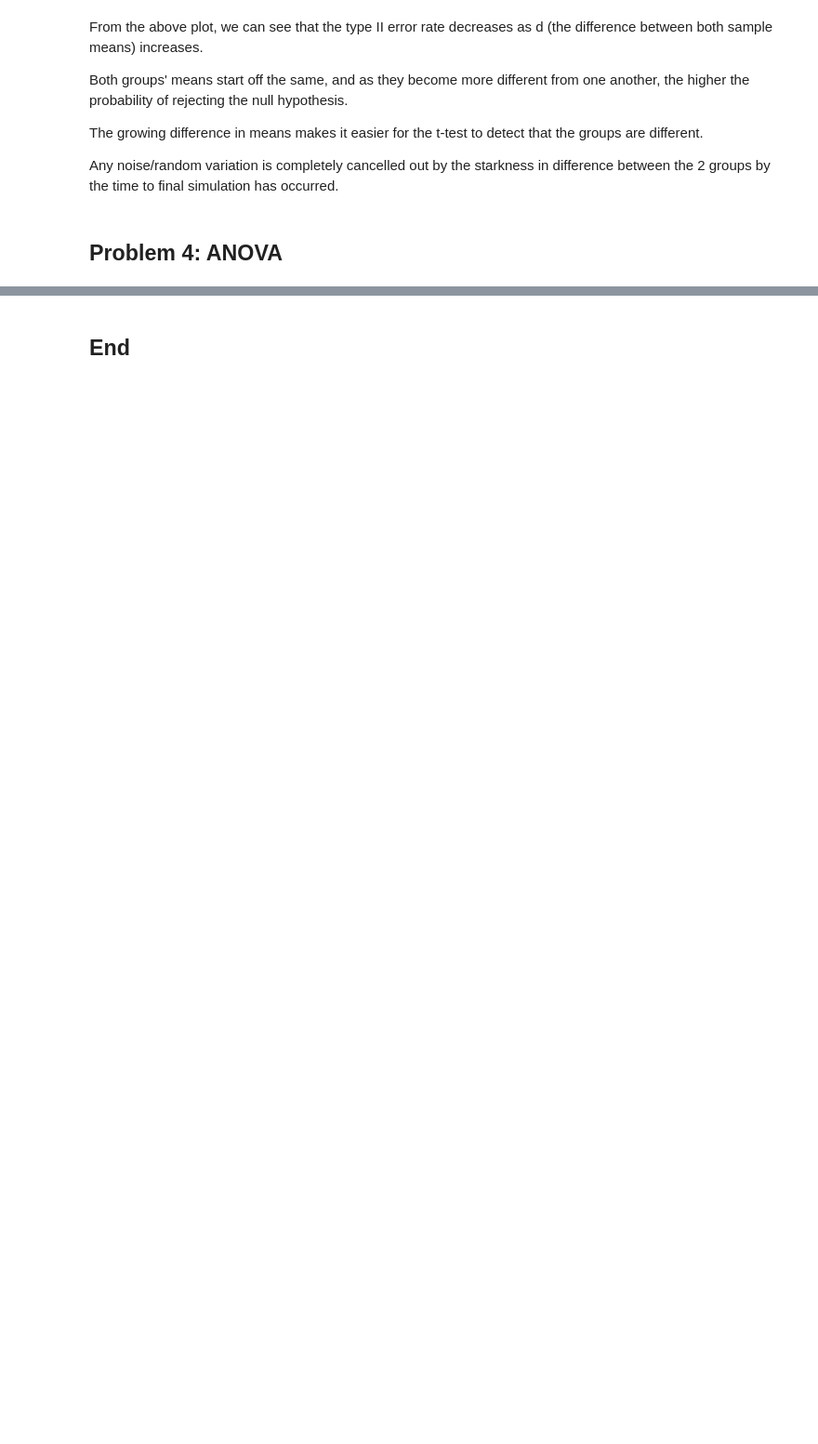
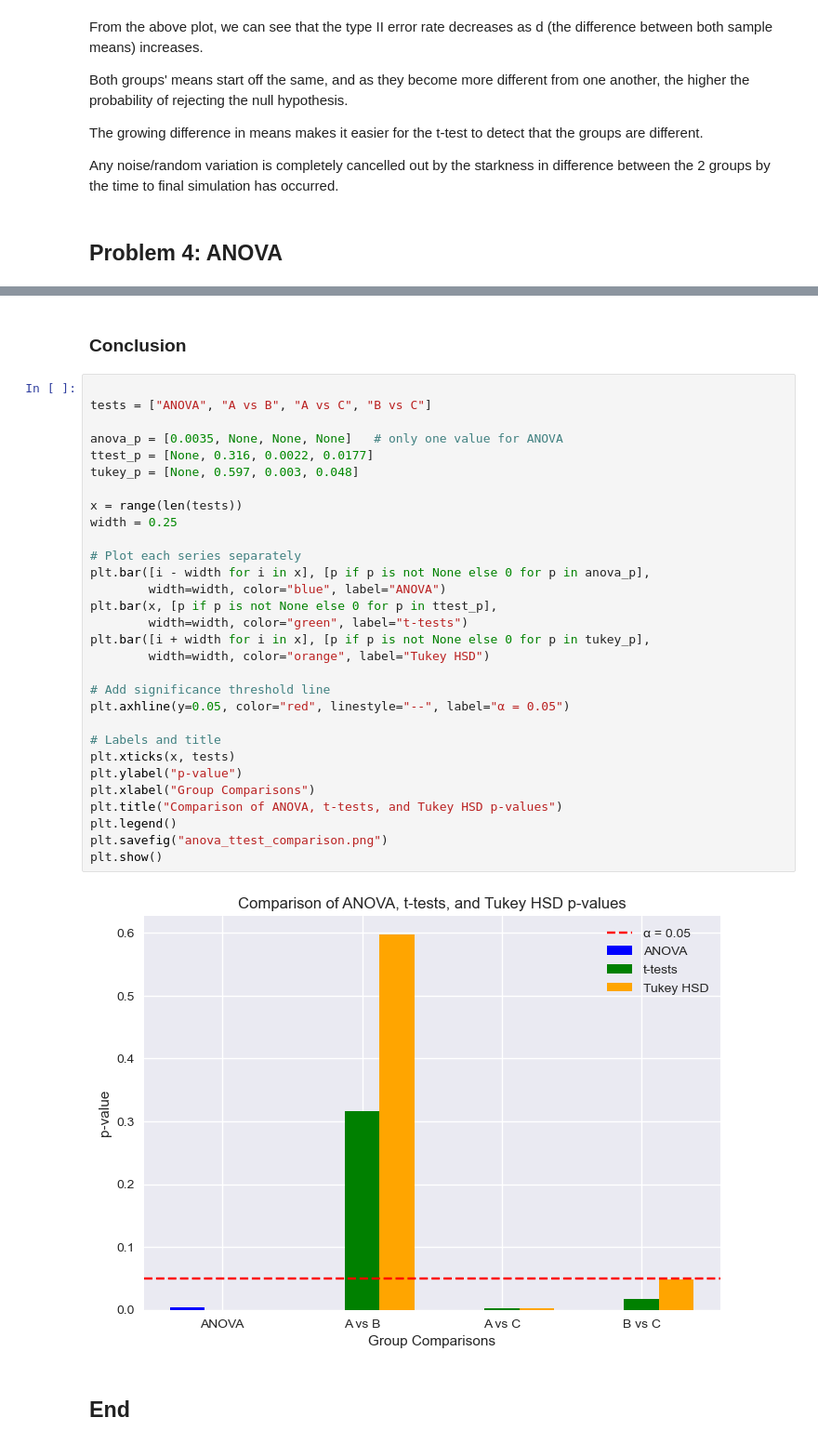
Before and after one commit to zoeharlowe/applied-statistics-assessment, a Jupyter notebook: problems.ipynb, the cells around one changed output, grey strips where cells are left out. Shown at 93% size. Saved outputs shown, nothing was run; the diff lists cells and outputs as text; blank space fills up the shorter version.

```diff
--- a/problems.ipynb
+++ b/problems.ipynb
@@ -463,2 +596,36 @@ Any noise/random variation is completely cancelled out by the starkness in diffe
+# %% [markdown]
+### Conclusion
+# %%
+
+tests = ["ANOVA", "A vs B", "A vs C", "B vs C"]
+
+anova_p = [0.0035, None, None, None]   # only one value for ANOVA
+ttest_p = [None, 0.316, 0.0022, 0.0177]
+tukey_p = [None, 0.597, 0.003, 0.048]
+
+x = range(len(tests))
+width = 0.25
+
+# Plot each series separately
+plt.bar([i - width for i in x], [p if p is not None else 0 for p in anova_p],
+        width=width, color="blue", label="ANOVA")
+plt.bar(x, [p if p is not None else 0 for p in ttest_p],
+        width=width, color="green", label="t-tests")
+plt.bar([i + width for i in x], [p if p is not None else 0 for p in tukey_p],
+        width=width, color="orange", label="Tukey HSD")
+
+# Add significance threshold line
+plt.axhline(y=0.05, color="red", linestyle="--", label="α = 0.05")
+
+# Labels and title
+plt.xticks(x, tests)
+plt.ylabel("p-value")
+plt.xlabel("Group Comparisons")
+plt.title("Comparison of ANOVA, t-tests, and Tukey HSD p-values")
+plt.legend()
+plt.savefig("anova_ttest_comparison.png")
+plt.show()
+# %% [output]
+[figure, added]
 # %% [markdown]
 ## End
```
Also changed, not shown: parts of 27 cells of this notebook, 6 other files.
